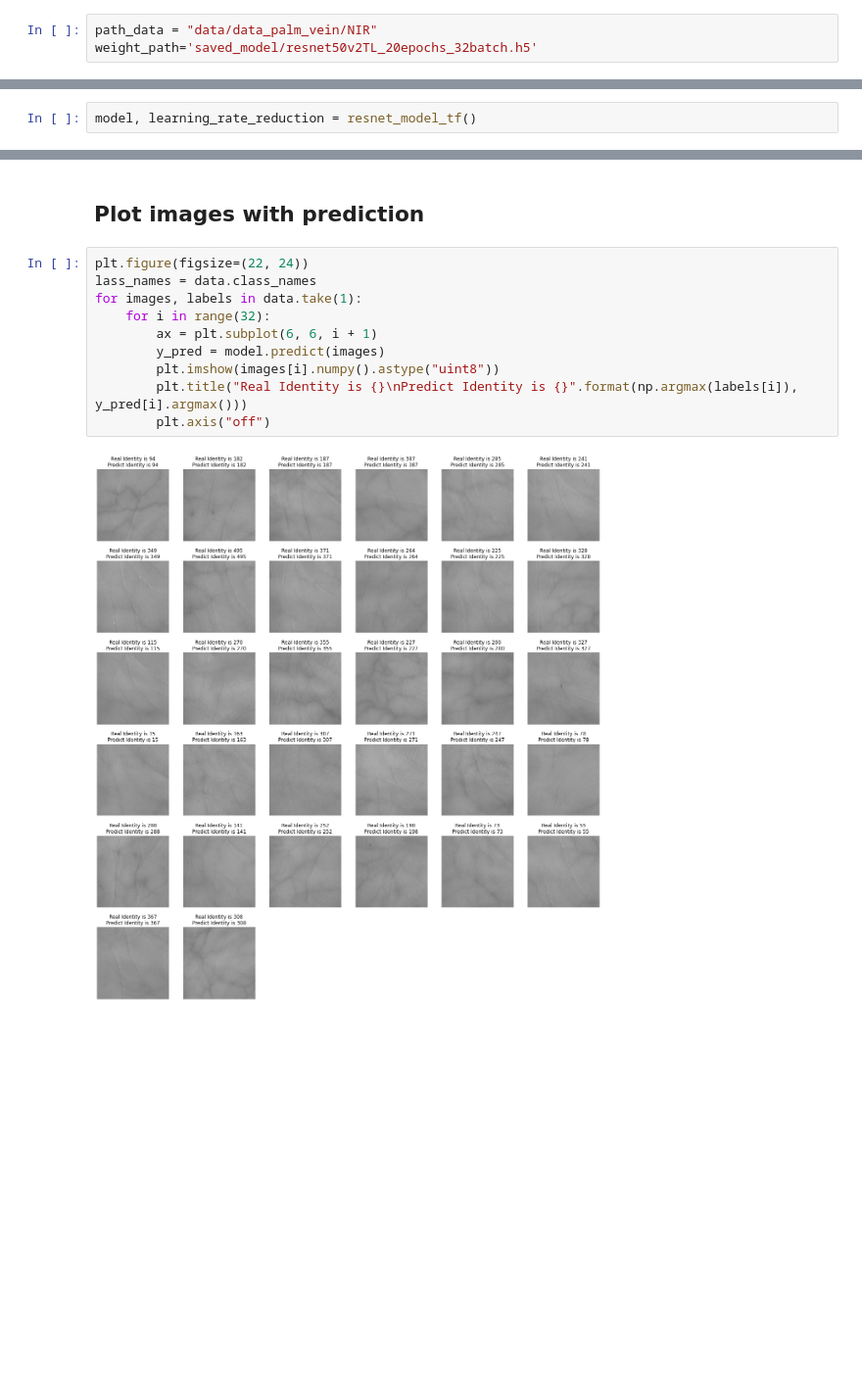
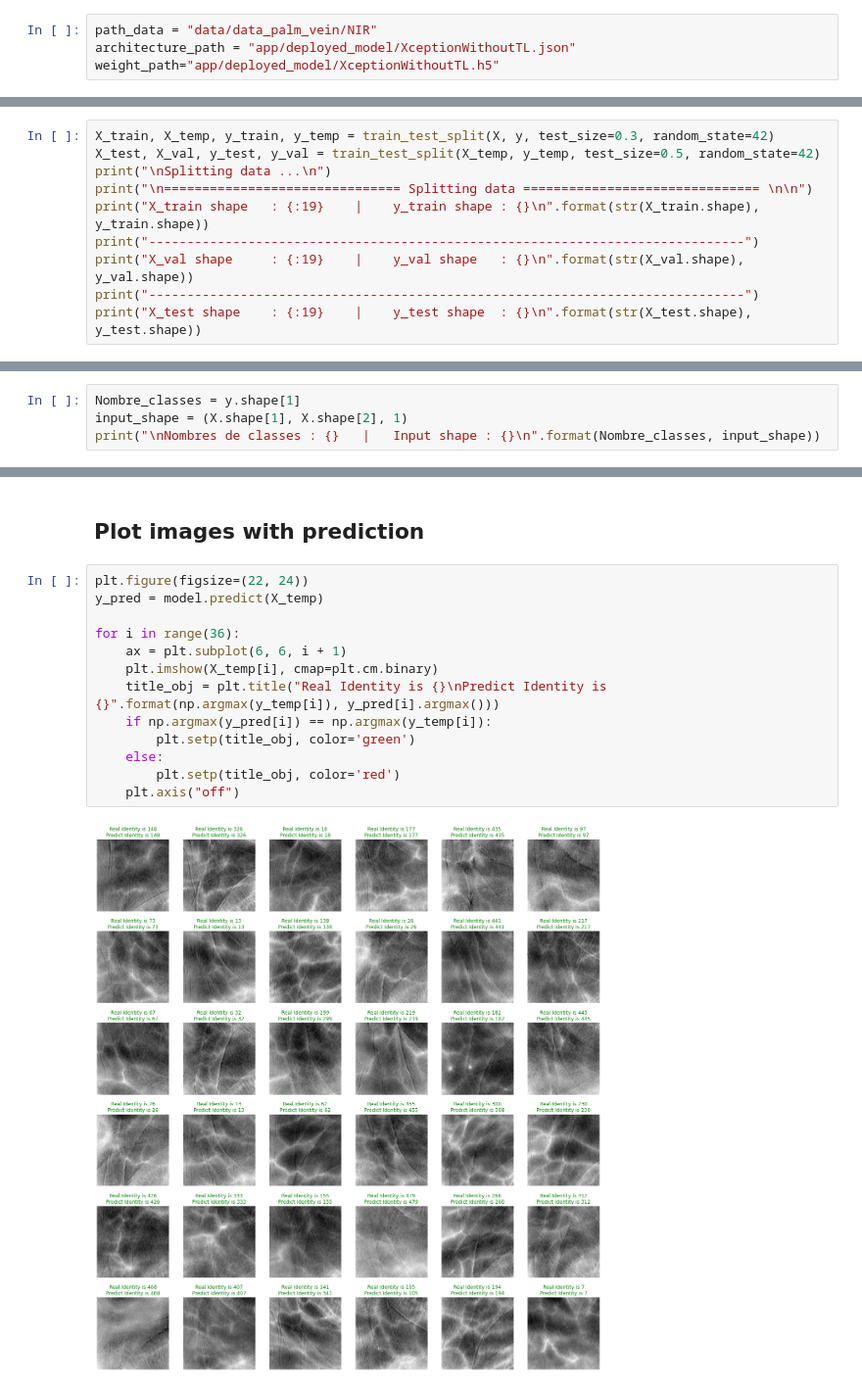
Before and after one commit to kenanGonnot/cnn_palmar_veins, a Jupyter notebook: Demonstration.ipynb, the cells around one changed output, grey strips where cells are left out. Shown at 98% size. Saved outputs shown, nothing was run; the diff lists cells and outputs as text; blank space fills up the shorter version.

```diff
--- a/Demonstration.ipynb
+++ b/Demonstration.ipynb
@@ -55,5 +55,6 @@ warnings.filterwarnings("ignore")
 ## Load images - Train(70%) Test(15%) Val(15%)
 # %%
 path_data = "data/data_palm_vein/NIR"
-weight_path='saved_model/resnet50v2TL_20epochs_32batch.h5'
+architecture_path = "app/deployed_model/XceptionWithoutTL.json"
+weight_path="app/deployed_model/XceptionWithoutTL.h5"
 # %%
@@ -136,0 +125,10 @@ Found 6000 files belonging to 500 classes.
+# %%
+X_train, X_temp, y_train, y_temp = train_test_split(X, y, test_size=0.3, random_state=42)
+X_test, X_val, y_test, y_val = train_test_split(X_temp, y_temp, test_size=0.5, random_state=42)
+print("\nSplitting data ...\n")
+print("\n=============================== Splitting data =============================== \n\n")
+print("X_train shape   : {:19}    |    y_train shape : {}\n".format(str(X_train.shape), y_train.shape))
+print("------------------------------------------------------------------------------")
+print("X_val shape     : {:19}    |    y_val shape   : {}\n".format(str(X_val.shape), y_val.shape))
+print("------------------------------------------------------------------------------")
+print("X_test shape    : {:19}    |    y_test shape  : {}\n".format(str(X_test.shape), y_test.shape))
@@ -162,3 +181,5 @@ def resnet_model_tf(input_shape=(128, 128, 3), nombre_classes=500):
 # %%
-model, learning_rate_reduction = resnet_model_tf()
+Nombre_classes = y.shape[1]
+input_shape = (X.shape[1], X.shape[2], 1)
+print("\nNombres de classes : {}   |   Input shape : {}\n".format(Nombre_classes, input_shape))
 # %% [output]
@@ -221,13 +206,16 @@ Score : 99.78%
 ## Plot images with prediction
 # %%
 plt.figure(figsize=(22, 24))
-lass_names = data.class_names
-for images, labels in data.take(1):
-    for i in range(32):
-        ax = plt.subplot(6, 6, i + 1)
-        y_pred = model.predict(images)
-        plt.imshow(images[i].numpy().astype("uint8"))
-        plt.title("Real Identity is {}\nPredict Identity is {}".format(np.argmax(labels[i]), y_pred[i].argmax()))
-        plt.axis("off")
+y_pred = model.predict(X_temp)
+
+for i in range(36):
+    ax = plt.subplot(6, 6, i + 1)
+    plt.imshow(X_temp[i], cmap=plt.cm.binary)
+    title_obj = plt.title("Real Identity is {}\nPredict Identity is {}".format(np.argmax(y_temp[i]), y_pred[i].argmax()))
+    if np.argmax(y_pred[i]) == np.argmax(y_temp[i]):
+        plt.setp(title_obj, color='green')
+    else:
+        plt.setp(title_obj, color='red')
+    plt.axis("off")
 # %% [output]
-[figure, old version]
+[figure, new version]
```
Also changed, not shown: parts of 12 cells of this notebook, 1 other file.
